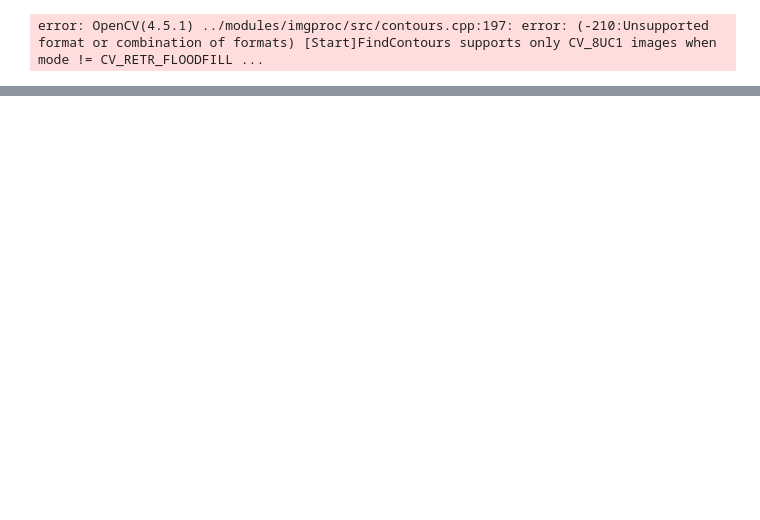
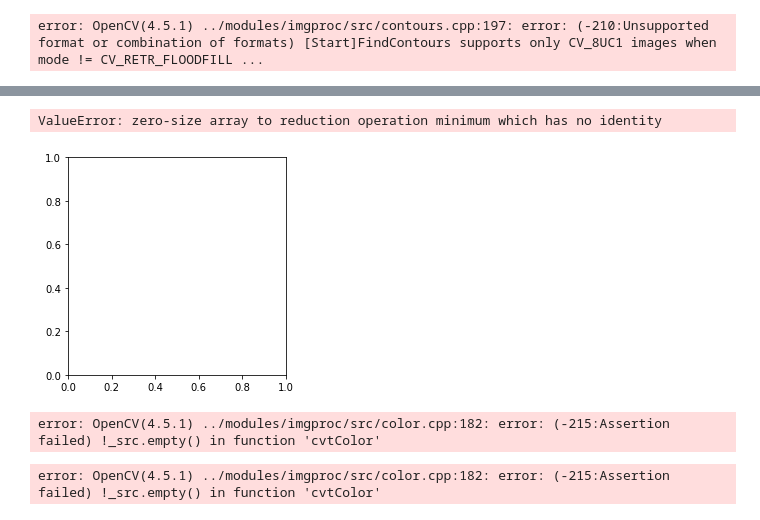
Before and after one commit to fistadev/AISpring21, a Jupyter notebook: M6 - Computer Vision/CV7 - Template matching, corners and Haar cascades/live_coding_cv7.ipynb, the cells around one changed output, grey strips where cells are left out. Cells and saved outputs as stored; diff of their text form; code cells hidden in the pictures; blank space fills up the shorter version.

```diff
--- a/M6 - Computer Vision/CV7 - Template matching, corners and Haar cascades/live_coding_cv7.ipynb
+++ b/M6 - Computer Vision/CV7 - Template matching, corners and Haar cascades/live_coding_cv7.ipynb
@@ -58,0 +69,12 @@ imshow(waldo_copy)
+# %%
+cropped_sudoku = sudoku[100:550,280:650]
+imshow(cropped_sudoku, False, False)
+# %% [output]
+ValueError: zero-size array to reduction operation minimum which has no identity
+[figure, added]
+# %%
+cropped_sudoku_gray = cv2.cvtColor(cropped_sudoku,cv2.COLOR_BGR2GRAY)
+ret, thr =cv2.threshold(cropped_sudoku_gray,127,255,cv2.THRESH_BINARY_INV)
+# imshow(thr)
+# %% [output]
+error: OpenCV(4.5.1) ../modules/imgproc/src/color.cpp:182: error: (-215:Assertion failed) !_src.empty() in function 'cvtColor'
@@ -59,21 +87,4 @@ imshow(waldo_copy)
 # %%
-# soduku
-
-# imshow(sudoku)
-
-cropped_sudoku = sudoku[50:650,280:850]
-
-cropped_sudoku_gray = cv2.cvtColor(cropped_sudoku,cv2.COLOR_BGR2GRAY)
-ret, thr =cv2.threshold(cropped_sudoku_gray,127,255,cv2.THRESH_BINARY_INV)
-# imshow(thr)
-
-canny = cv2.Canny(cropped_sudoku_gray,100,200)
-# imshow(canny)
-
-lines = cv2.HoughLines(canny,1,np.pi/180,200)
-# print(lines)
-
-
 sudoku_copy = cropped_sudoku.copy()
 for line in lines:
     for rho,theta in line:
@@ -89,6 +100,8 @@ for line in lines:
         cv2.line(sudoku_copy,(x1,y1),(x2,y2),(0,255,0),2)
 
 imshow(sudoku_copy)
+# %% [output]
+error: OpenCV(4.5.1) ../modules/imgproc/src/color.cpp:182: error: (-215:Assertion failed) !_src.empty() in function 'cvtColor'
 # %%
 # lines = cv2.HoughLinesP(canny,1,np.pi/180,200, minLineLenght=100, maxLineGap=5)
 # print(lines)
```
Also changed, not shown: parts of 7 cells of this notebook.
